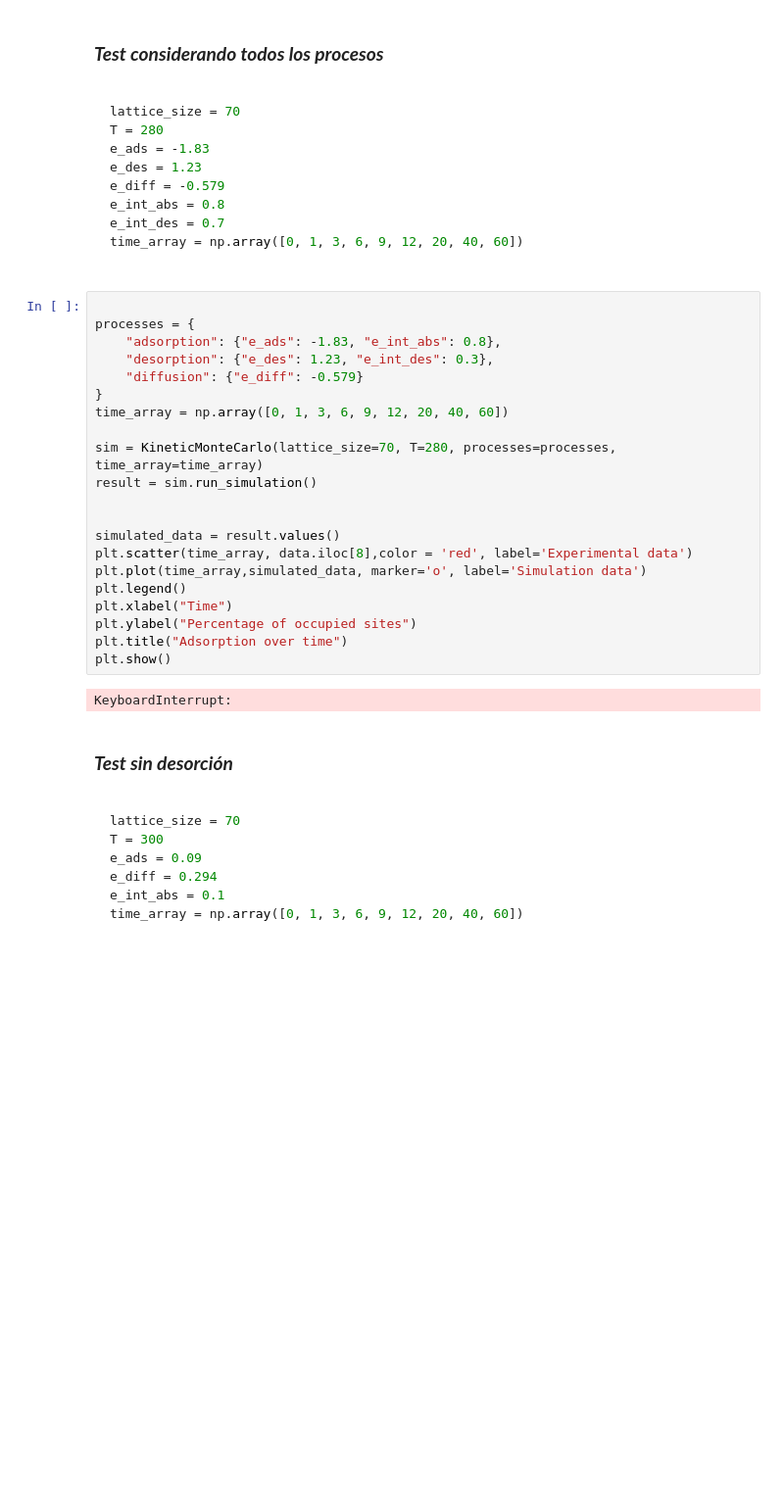
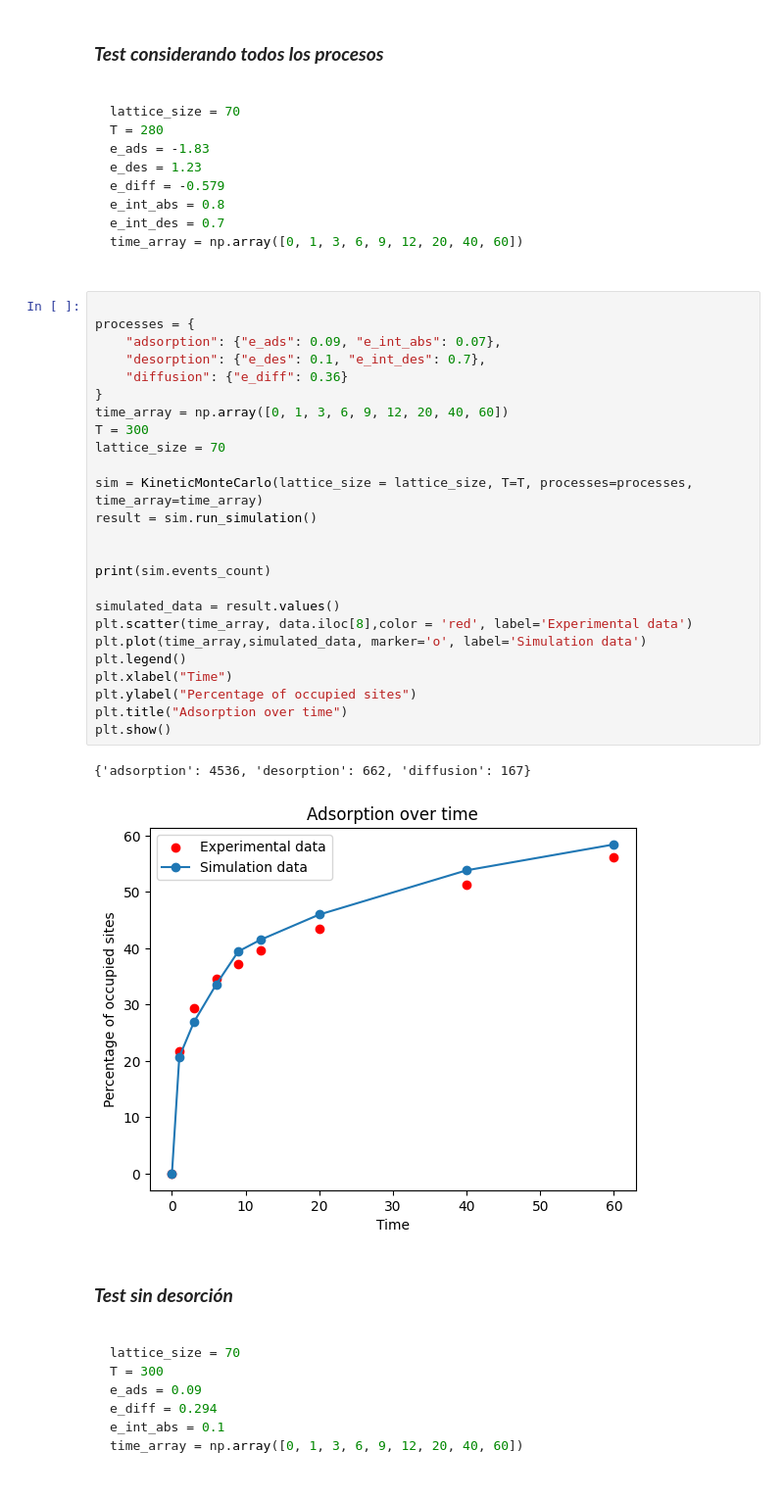
Before and after one commit to hernansalinas/00_TrabajoGradoGerman, a Jupyter notebook: Codes/kMC ordenado/kMC_GeneralAdsorptionModel_v1.ipynb, the cells around one changed output. Shown at 98% size. Saved outputs shown, nothing was run; the diff lists cells and outputs as text; blank space fills up the shorter version.

```diff
--- a/Codes/kMC ordenado/kMC_GeneralAdsorptionModel_v1.ipynb
+++ b/Codes/kMC ordenado/kMC_GeneralAdsorptionModel_v1.ipynb
@@ -139,26 +170,31 @@ time_array = np.array([0, 1, 3, 6, 9, 12, 20, 40, 60])
 # %%
 
 processes = {
-    "adsorption": {"e_ads": -1.83, "e_int_abs": 0.8},
-    "desorption": {"e_des": 1.23, "e_int_des": 0.3},
-    "diffusion": {"e_diff": -0.579}
+    "adsorption": {"e_ads": 0.09, "e_int_abs": 0.07},
+    "desorption": {"e_des": 0.1, "e_int_des": 0.7},
+    "diffusion": {"e_diff": 0.36}
 }
 time_array = np.array([0, 1, 3, 6, 9, 12, 20, 40, 60])
+T = 300
+lattice_size = 70
 
-sim = KineticMonteCarlo(lattice_size=70, T=280, processes=processes, time_array=time_array)
+sim = KineticMonteCarlo(lattice_size = lattice_size, T=T, processes=processes, time_array=time_array)
 result = sim.run_simulation()
 
+
+print(sim.events_count)
 
 simulated_data = result.values()
 plt.scatter(time_array, data.iloc[8],color = 'red', label='Experimental data')
 plt.plot(time_array,simulated_data, marker='o', label='Simulation data')
 plt.legend()
 plt.xlabel("Time")
 plt.ylabel("Percentage of occupied sites")
 plt.title("Adsorption over time")
 plt.show()
 # %% [output]
-KeyboardInterrupt:
+{'adsorption': 4536, 'desorption': 662, 'diffusion': 167}
+[figure, added]
 # %% [markdown]
 ### ***Test sin desorción***
 
```
Also changed, not shown: parts of 6 cells of this notebook, 2 other files.
